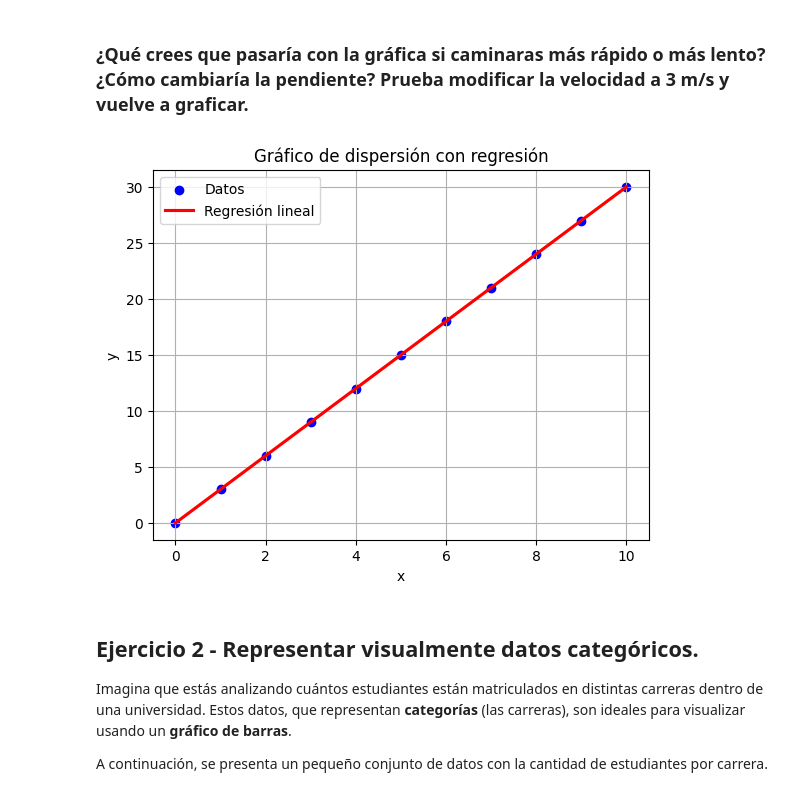
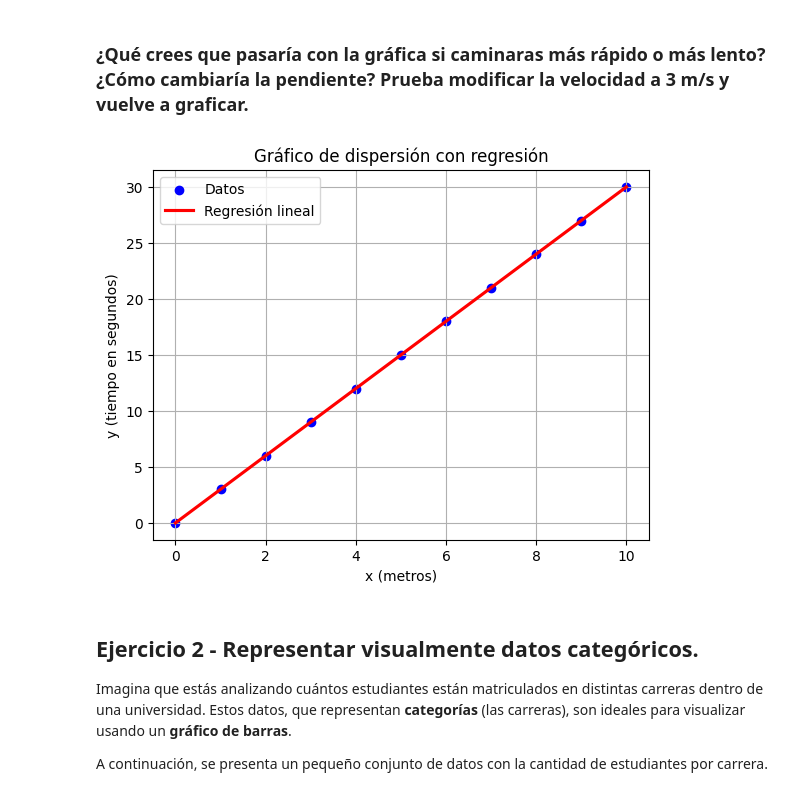
Before and after one commit to 4GeeksAcademy/Aliasys---Proyecto-Matplotlib-y-Seaborn, a Jupyter notebook: notebook/problems.es.ipynb, the cells around one changed output. Drawn from its saved outputs; the diff is of its cells as text; code cells hidden in the pictures.

```diff
--- a/notebook/problems.es.ipynb
+++ b/notebook/problems.es.ipynb
@@ -50,20 +51,19 @@ plt.show()
 # %%
 x = np.arange(0, 11) # array con valores de 0 a 10
 velocity = 3
 y = velocity * x
 
-#tu código
 # Volvemos a hacer un grafico cambiando que l velocidad se a mas lenta
 plt.scatter(x, y, color='blue', label='Datos')
 sns.regplot(x=x, y=y, scatter=False, color='red', label='Regresión lineal')
-plt.xlabel('x')
-plt.ylabel('y')
+plt.xlabel('x (metros)')
+plt.ylabel('y (tiempo en segundos)')
 plt.title('Gráfico de dispersión con regresión')
 plt.grid(True)
 plt.legend()
 plt.show()
 # %% [output]
-[figure, old version]
+[figure, new version]
 # %% [markdown]
 ## Ejercicio 2 - Representar visualmente datos categóricos.
 
```
Also changed, not shown: parts of 7 cells of this notebook.
